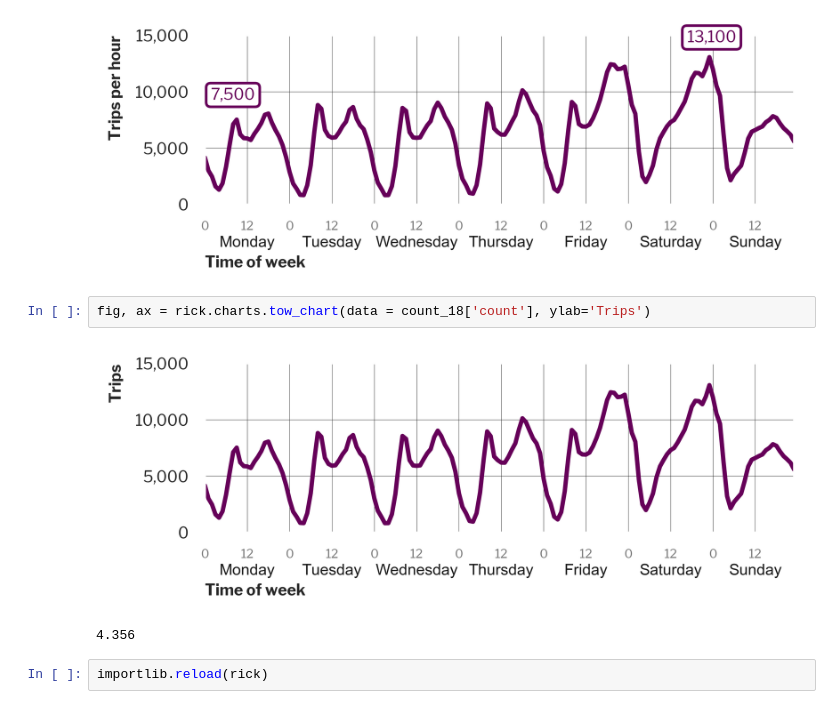
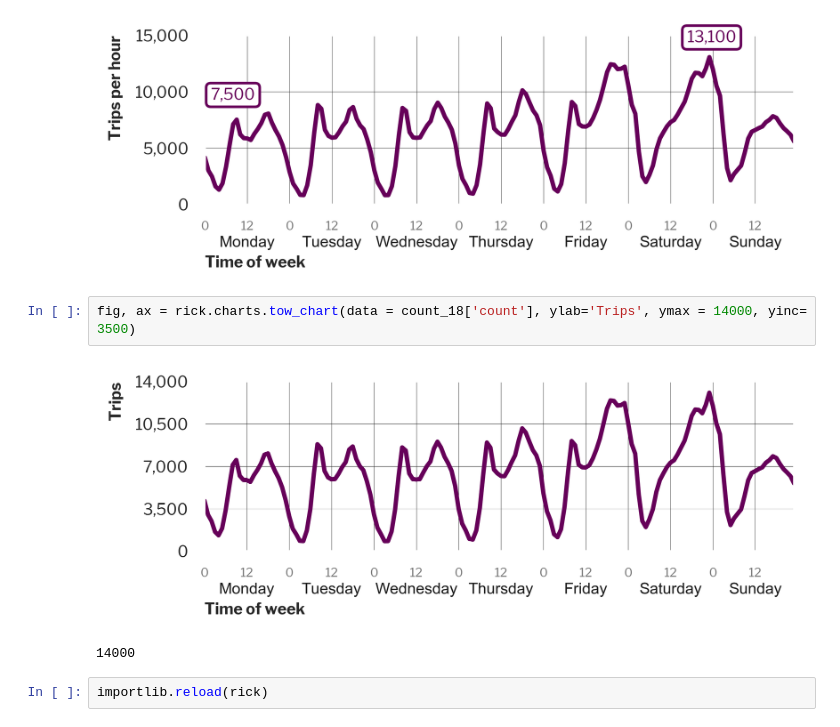
Before and after one commit to CityofToronto/bdit_python_utilities, a Jupyter notebook: charts/module_test.ipynb, the cells around one changed output. Saved outputs shown, nothing was run; the diff lists cells and outputs as text.

```diff
--- a/charts/module_test.ipynb
+++ b/charts/module_test.ipynb
@@ -207,10 +207,10 @@ plt.show()
 # %% [output]
 [figure]
 # %%
-fig, ax = rick.charts.tow_chart(data = count_18['count'], ylab='Trips')
+fig, ax = rick.charts.tow_chart(data = count_18['count'], ylab='Trips', ymax = 14000, yinc= 3500)
 # %% [output]
-[figure, old version]
+[figure, new version]
-4.356
+14000
 # %%
 importlib.reload(rick)
 # %% [output]
```
Also changed, not shown: parts of 11 cells of this notebook, 2 other files.
